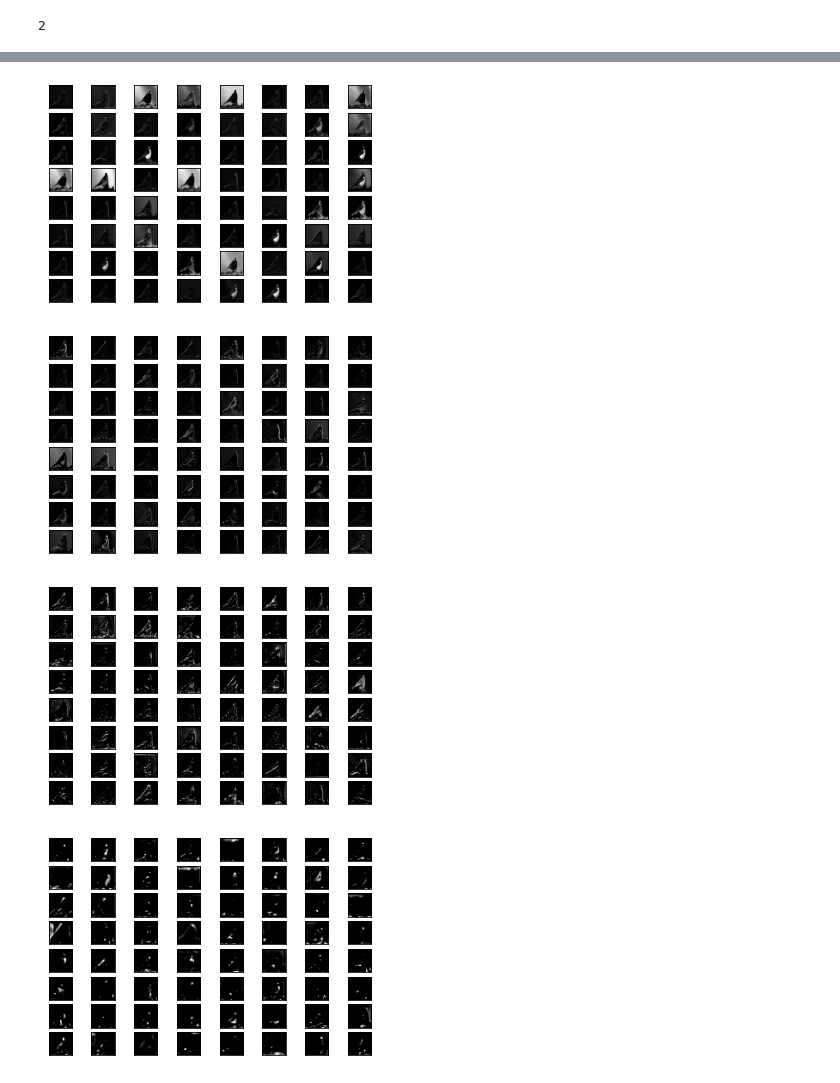
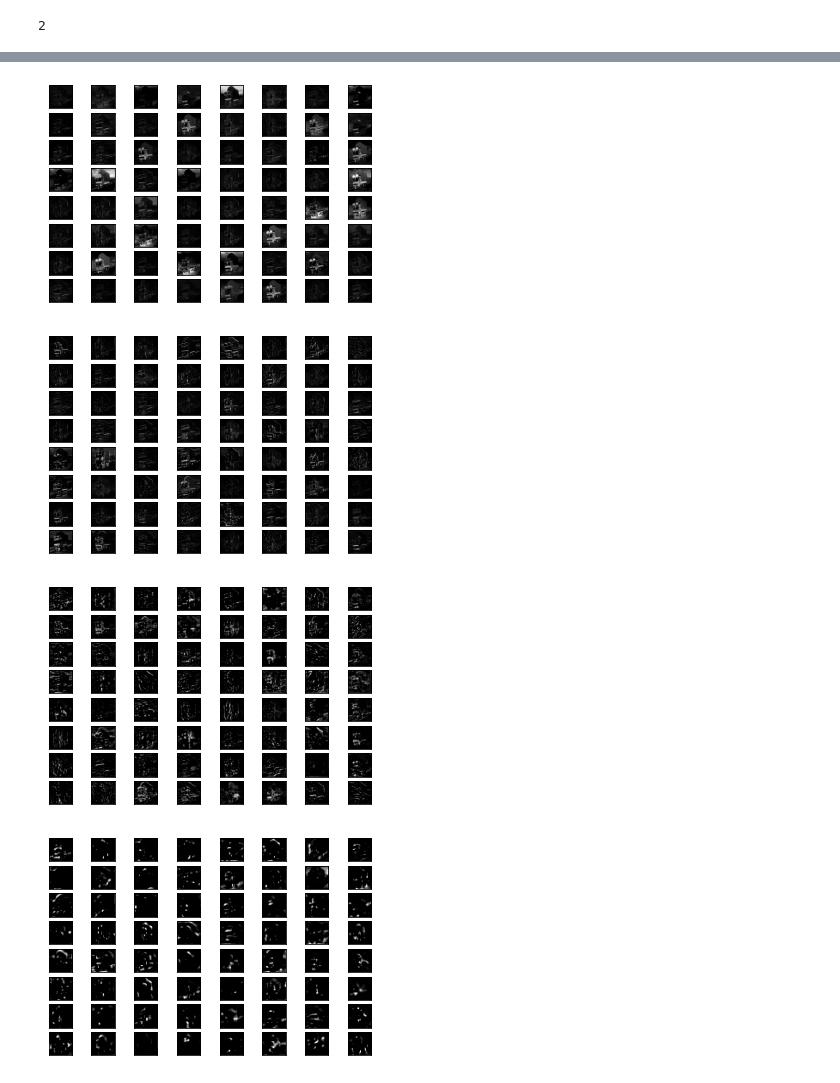
Before and after one commit to arnavd2001/iiitb_cnn, a Jupyter notebook: visualizing_every_layer_cnn.ipynb, the cells around one changed output, grey strips where cells are left out. Saved outputs shown, nothing was run; the diff lists cells and outputs as text; code cells hidden in the pictures.

```diff
--- a/visualizing_every_layer_cnn.ipynb
+++ b/visualizing_every_layer_cnn.ipynb
@@ -286,7 +288,7 @@ model = Model(inputs=model.inputs, outputs=model.layers[1].output)
 from keras.preprocessing.image import load_img
 # %%
 # load the image with the required shape
-img = load_img('bird.jpg', target_size=(224, 224))
+img = load_img('image1.jpg', target_size=(224, 224))
 # %%
 from keras.applications.vgg16 import VGG16
 from keras.applications.vgg16 import preprocess_input
@@ -337,7 +339,7 @@ model = VGG16()
 model = Model(inputs=model.inputs, outputs=model.layers[1].output)
 model.summary()
 # load the image with the required shape
-img = load_img('bird.jpg', target_size=(224, 224))
+img = load_img('image1.jpg', target_size=(224, 224))
 # convert the image to an array
 img = img_to_array(img)
 # expand dimensions so that it represents a single 'sample'
@@ -356,7 +358,7 @@ for _ in range(square):
 		ax.set_xticks([])
 		ax.set_yticks([])
 		# plot filter channel in grayscale
-		pyplot.imshow(feature_maps[0, :, :, ix-1], cmap='gray')
+		pyplot.imshow(feature_maps[0, :, :, ix-1], cmap='jet')
 		ix += 1
 # show the figure
 pyplot.show()
@@ -381,9 +383,9 @@ print(len(model.layers))
 2
 # %%
 # redefine model to output right after the first hidden layer
+
 ixs = [2, 5, 9, 13, 17]
-for i in ixs:
-  outputs = model.layers[i+1].output
+outputs = [model.layers[i].output for i in ixs]
 model = Model(inputs=model.inputs, outputs=outputs)
 model.summary()
 # %% [output]
@@ -424,7 +445,7 @@ ixs = [2, 5, 9, 13, 17]
 outputs = [model.layers[i].output for i in ixs]
 model = Model(inputs=model.inputs, outputs=outputs)
 # load the image with the required shape
-img = load_img('bird.jpg', target_size=(224, 224))
+img = load_img('image1.jpg', target_size=(224, 224))
 # convert the image to an array
 img = img_to_array(img)
 # expand dimensions so that it represents a single 'sample'
@@ -453,4 +475,4 @@ for fmap in feature_maps:
-[figure, old version]
+[figure, new version]
-[figure, old version]
+[figure, new version]
-[figure, old version]
+[figure, new version]
-[figure, old version]
+[figure, new version]
```
Also changed, not shown: parts of 7 cells of this notebook.
